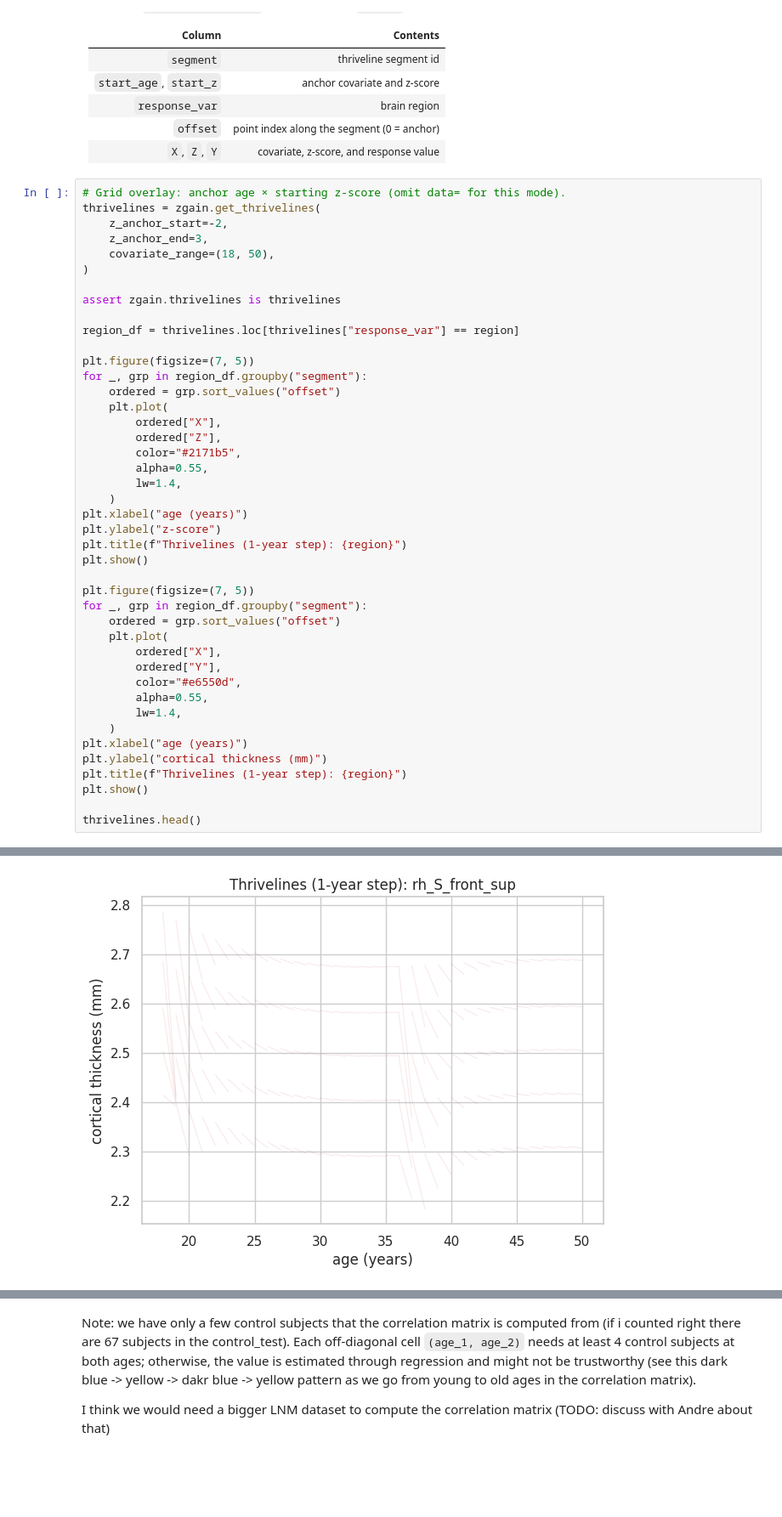
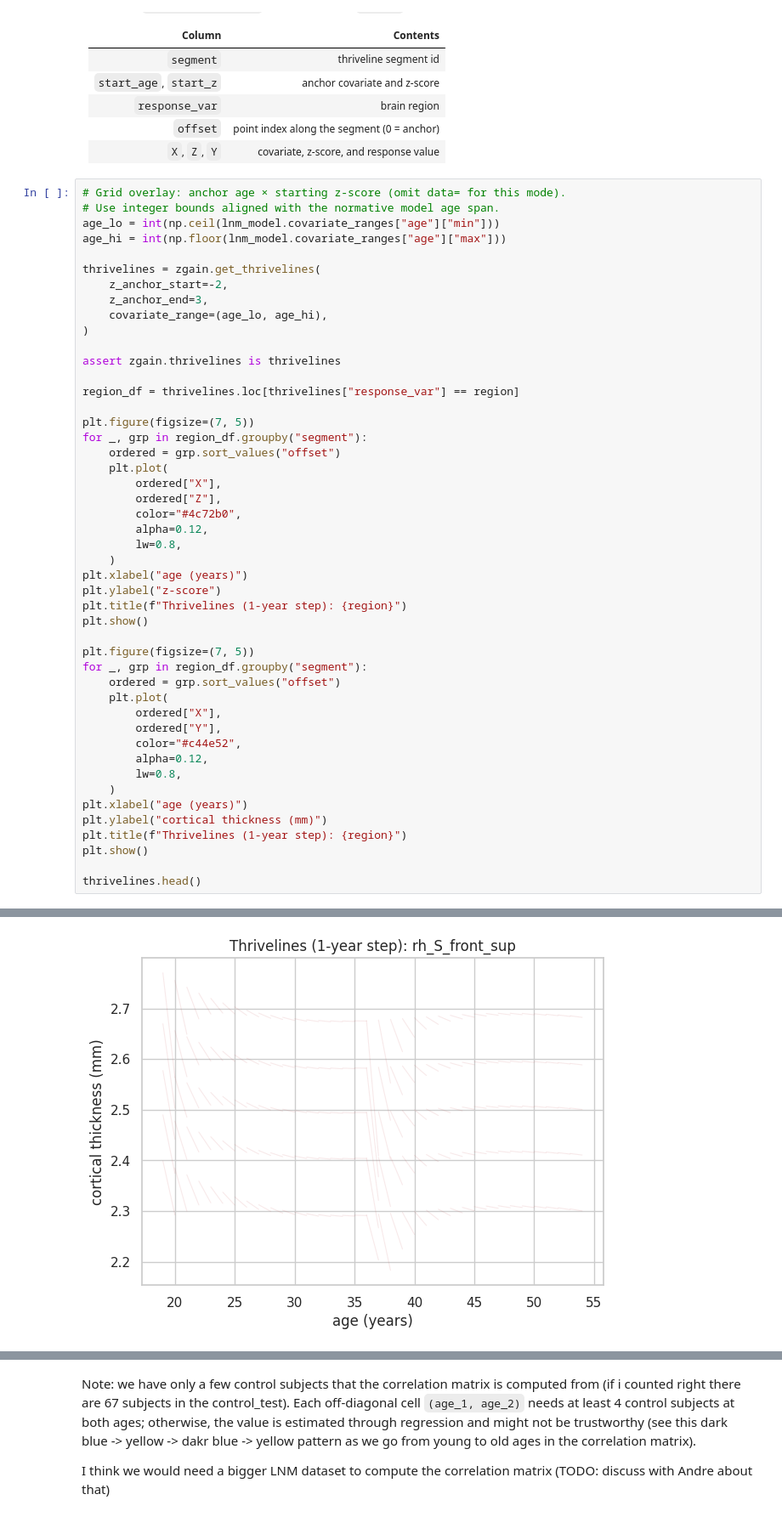
Before and after one commit to predictive-clinical-neuroscience/PCNtoolkit, a Jupyter notebook: examples/14_longitudinal_modelling.ipynb, the cells around one changed output, grey strips where cells are left out. Shown at 85% size. Cells and saved outputs as stored; diff of their text form; blank space fills up the shorter version.

```diff
--- a/examples/14_longitudinal_modelling.ipynb
+++ b/examples/14_longitudinal_modelling.ipynb
@@ -455,10 +455,14 @@ Thrivelines show how a z-score is expected to evolve over one covariate step (de
 | `X`, `Z`, `Y` | covariate, z-score, and response value |
 # %%
 # Grid overlay: anchor age × starting z-score (omit data= for this mode).
+# Use integer bounds aligned with the normative model age span.
+age_lo = int(np.ceil(lnm_model.covariate_ranges["age"]["min"]))
+age_hi = int(np.floor(lnm_model.covariate_ranges["age"]["max"]))
+
 thrivelines = zgain.get_thrivelines(
     z_anchor_start=-2,
     z_anchor_end=3,
-    covariate_range=(18, 50),
+    covariate_range=(age_lo, age_hi),
 )
 
 assert zgain.thrivelines is thrivelines
@@ -471,9 +475,9 @@ for _, grp in region_df.groupby("segment"):
     plt.plot(
         ordered["X"],
         ordered["Z"],
-        color="#2171b5",
-        alpha=0.55,
-        lw=1.4,
+        color="#4c72b0",
+        alpha=0.12,
+        lw=0.8,
     )
 plt.xlabel("age (years)")
 plt.ylabel("z-score")
@@ -486,9 +490,9 @@ for _, grp in region_df.groupby("segment"):
     plt.plot(
         ordered["X"],
         ordered["Y"],
-        color="#e6550d",
-        alpha=0.55,
-        lw=1.4,
+        color="#c44e52",
+        alpha=0.12,
+        lw=0.8,
     )
 plt.xlabel("age (years)")
 plt.ylabel("cortical thickness (mm)")
@@ -501 +505 @@ thrivelines.head()
-[figure, old version]
+[figure, new version]
```
Also changed, not shown: parts of 5 cells of this notebook, 1 other file.
